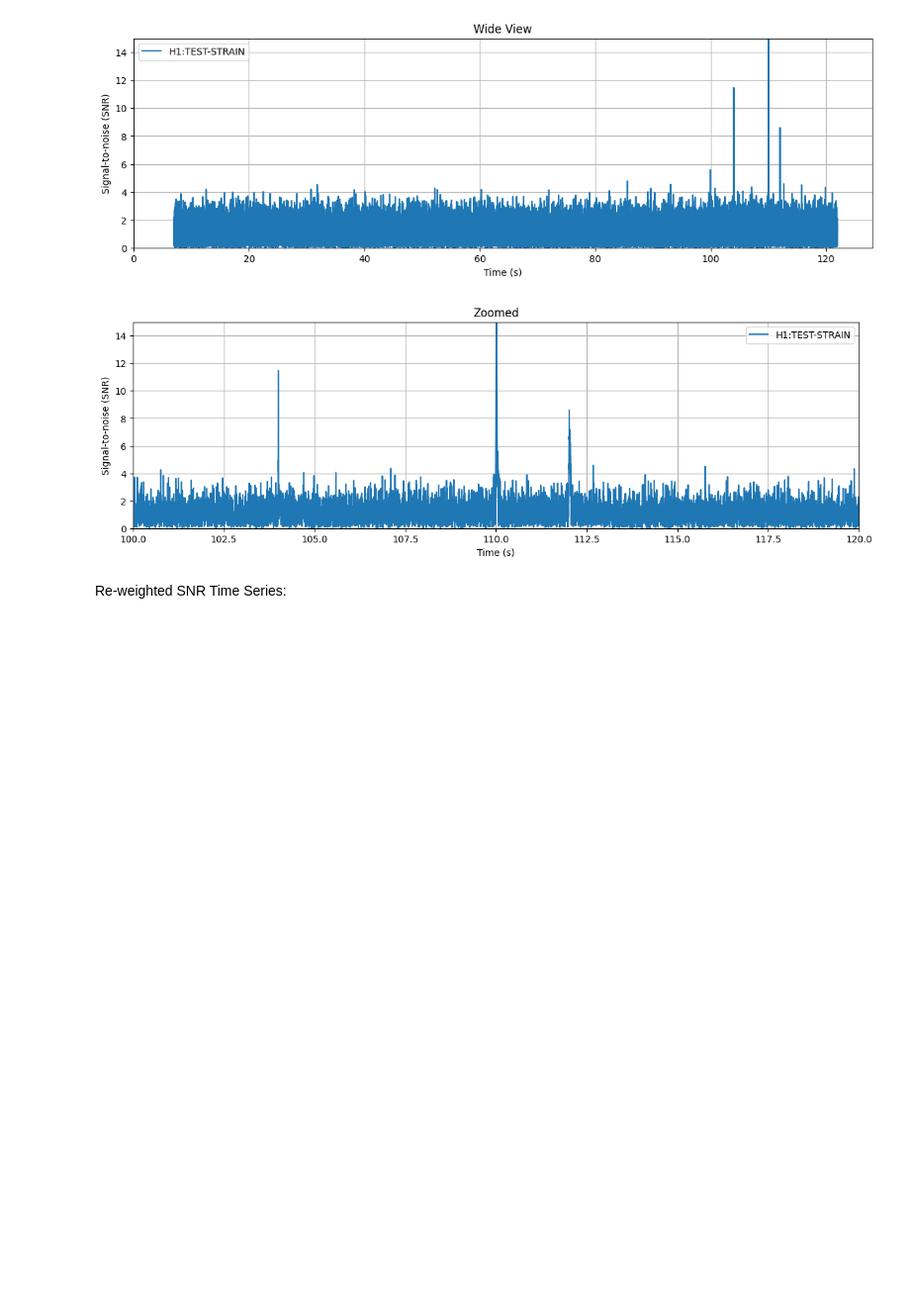
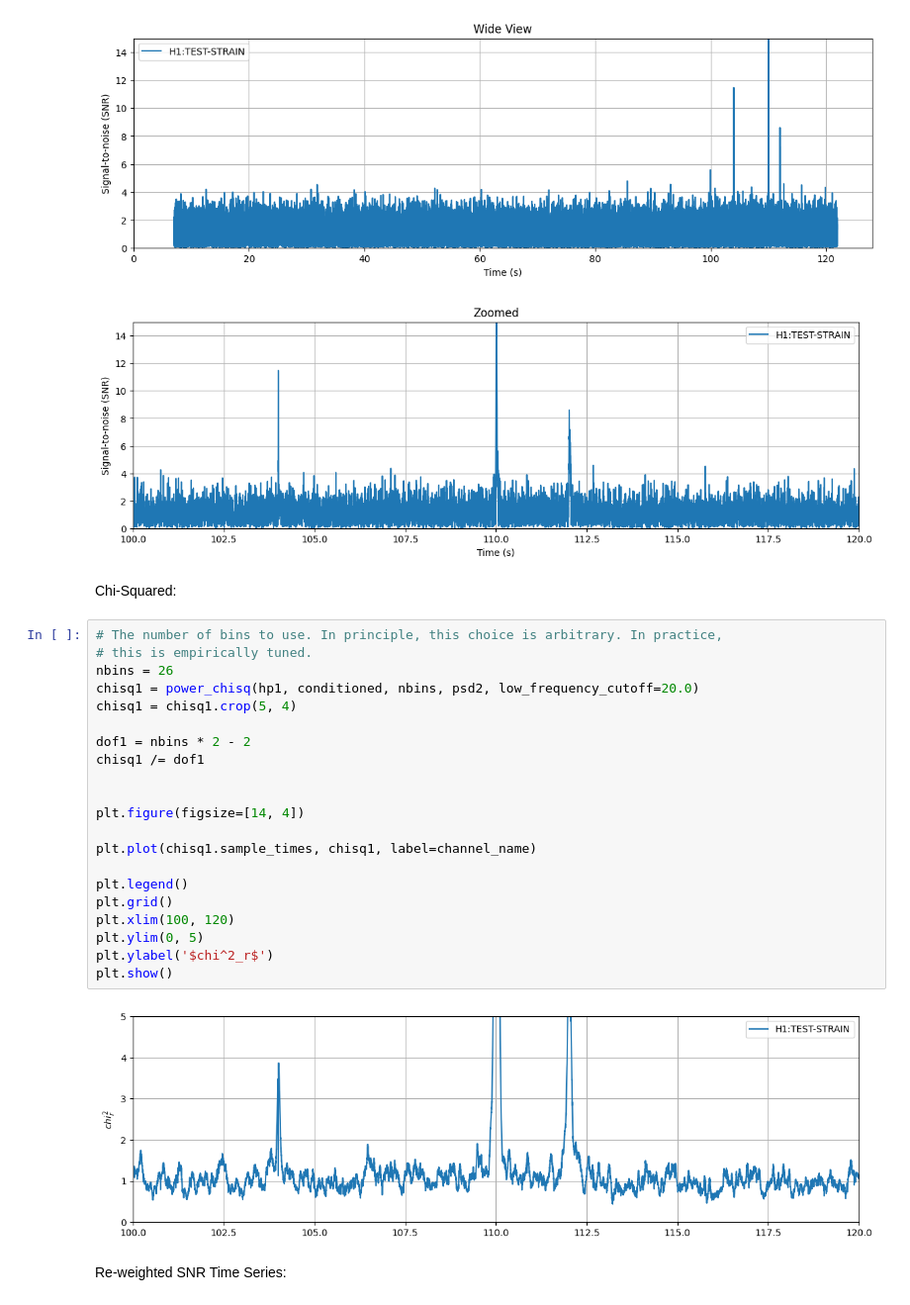
Before and after one commit to norrismeg/odw, a Jupyter notebook: Tutorials/Day_2/Tuto_2.3_Signal_consistency_and_significance.ipynb, the cells around one changed output. Shown at 99% size. Saved outputs shown, nothing was run; the diff lists cells and outputs as text; blank space fills up the shorter version.

```diff
--- a/Tutorials/Day_2/Tuto_2.3_Signal_consistency_and_significance.ipynb
+++ b/Tutorials/Day_2/Tuto_2.3_Signal_consistency_and_significance.ipynb
@@ -446,5 +446,30 @@ plt.show()
 # %% [output]
 [figure]
 [figure]
+# %% [markdown]
+Chi-Squared:
+# %%
+# The number of bins to use. In principle, this choice is arbitrary. In practice,
+# this is empirically tuned.
+nbins = 26
+chisq1 = power_chisq(hp1, conditioned, nbins, psd2, low_frequency_cutoff=20.0)
+chisq1 = chisq1.crop(5, 4)
+
+dof1 = nbins * 2 - 2
+chisq1 /= dof1
+
+
+plt.figure(figsize=[14, 4])
+
+plt.plot(chisq1.sample_times, chisq1, label=channel_name)
+
+plt.legend()
+plt.grid()
+plt.xlim(100, 120)
+plt.ylim(0, 5)
+plt.ylabel('$chi^2_r$')
+plt.show()
+# %% [output]
+[figure, added]
 # %% [markdown]
 Re-weighted SNR Time Series:
```
